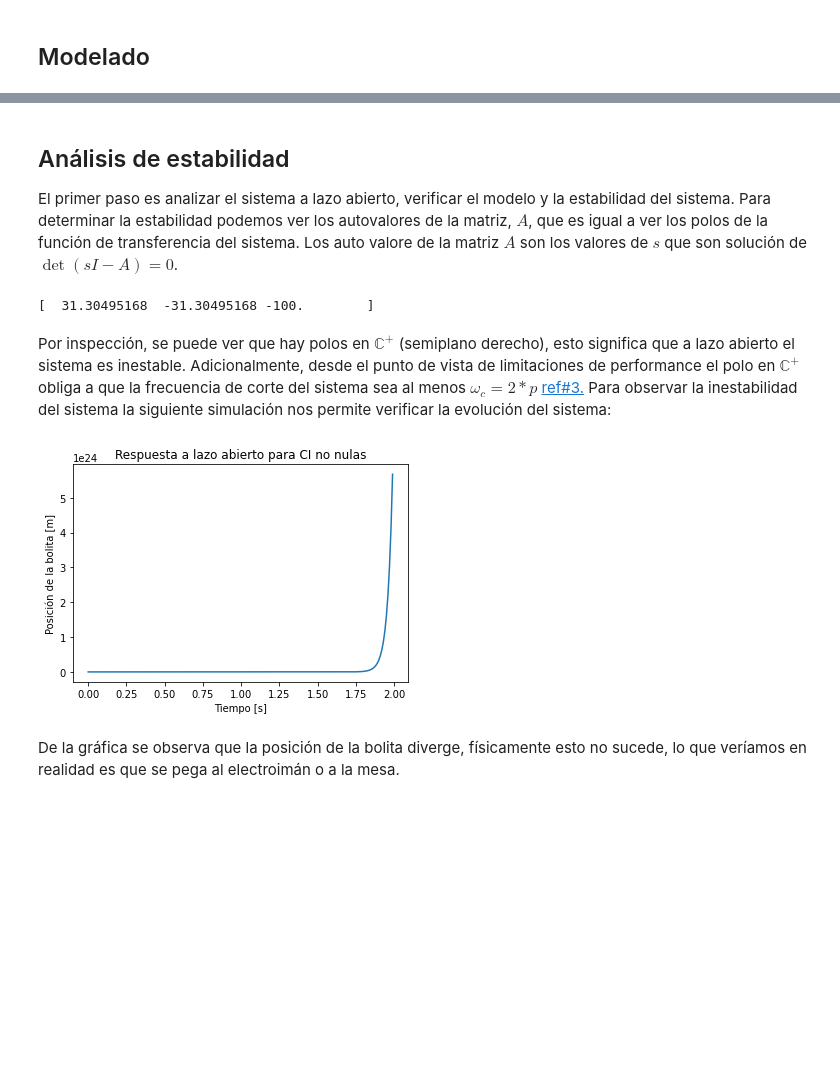
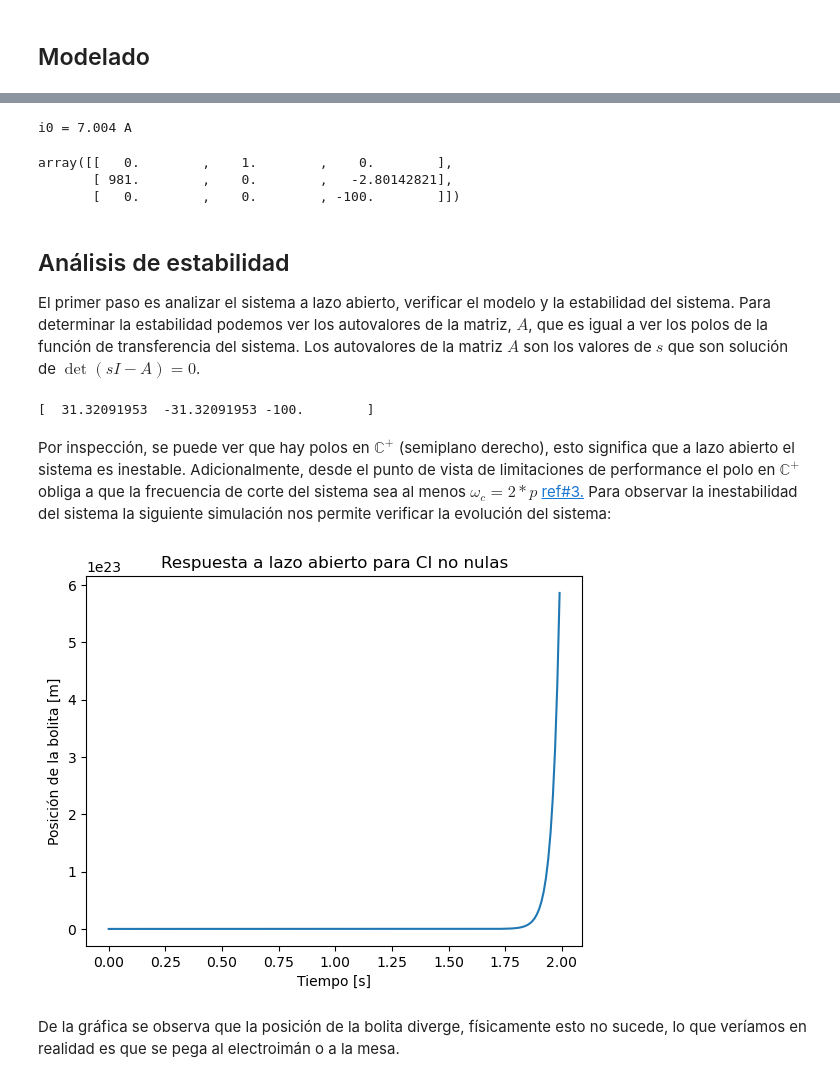
Before and after one commit to juanodecc/ejemplos_dyc, a Jupyter notebook: espacio_estado/maglev/maglev_ss.ipynb, the cells around one changed output, grey strips where cells are left out. Saved outputs shown, nothing was run; the diff lists cells and outputs as text; code cells hidden in the pictures; blank space fills up the shorter version.

```diff
--- a/espacio_estado/maglev/maglev_ss.ipynb
+++ b/espacio_estado/maglev/maglev_ss.ipynb
@@ -77,28 +80,57 @@ C = [ 1, 0, 0 ];
+# %%
+# Parámetros del sistema
+m  = 0.05     # [kg] masa de la bolita
+Km = 0.0001   # [N·m/A²] coeficiente de la fuerza magnética (K en el texto)
+Lb = 0.01     # [H] inductancia de la bobina (L en el texto)
+R  = 1.0      # [Ohm] resistencia de la bobina
+g  = 9.81     # [m/s²]
+
+# Punto de equilibrio
+h0 = 0.01                   # [m]
+i0 = np.sqrt(m*g*h0/Km)     # [A]
+
+A = np.array([[0,      1,  0],
+              [g/h0,   0, -2*Km*i0/(m*h0)],
+              [0,      0, -R/Lb]])
+
+B = np.array([[0],
+              [0],
+              [1/Lb]])
+
+C = np.array([[1, 0, 0]])
+
+print(f"i0 = {i0:.3f} A")
+A
+# %% [output]
+i0 = 7.004 A
+array([[   0.        ,    1.        ,    0.        ],
+       [ 981.        ,    0.        ,   -2.80142821],
+       [   0.        ,    0.        , -100.        ]])
 # %% [markdown]
 <a id="id2"></a>
 ## Análisis de estabilidad
-El primer paso es analizar el sistema a lazo abierto, verificar el modelo y la estabilidad del sistema. Para determinar la estabilidad podemos ver los autovalores de la matriz, $A$, que es igual a ver los polos de la función de transferencia del sistema. Los auto valore de la matriz $A$ son los valores de $s$ que son solución de  $\det(sI - A) = 0$.
+El primer paso es analizar el sistema a lazo abierto, verificar el modelo y la estabilidad del sistema. Para determinar la estabilidad podemos ver los autovalores de la matriz, $A$, que es igual a ver los polos de la función de transferencia del sistema. Los autovalores de la matriz $A$ son los valores de $s$ que son solución de  $\det(sI - A) = 0$.
 # %%
 poles = np.linalg.eigvals(A)
 print(poles)
 # %% [output]
-[  31.30495168  -31.30495168 -100.        ]
+[  31.32091953  -31.32091953 -100.        ]
 # %% [markdown]
 Por inspección, se puede ver que hay polos en $\mathbb{C}^+$ (semiplano derecho), esto significa que a lazo abierto el sistema es inestable. Adicionalmente, desde el punto de vista de limitaciones de performance el polo en $\mathbb{C}^+$ obliga a que la frecuencia de corte del sistema sea al menos $\omega_c=2*p$ [ref#3.](#cite3) Para observar la inestabilidad del sistema la siguiente simulación nos permite verificar la evolución del sistema:
 # %%
 t = np.arange(0,2,0.01)
 u = np.zeros(t.size)
-x0 = [0.01, 0, 0]
+x0 = [0.001, 0, 0]   # Δh = 1 mm (10 % de h0), para no alejarse del punto de linealización
 
-sys = ctrl.ss(A,B,C,0);
+sys = ctrl.ss(A,B,C,0)
 
-t,y,x = ctrl.forced_response(sys,U=u,T=t,X0=x0,return_x=True);
+t,y,x = ctrl.forced_response(sys,U=u,T=t,X0=x0,return_x=True)
 plt.plot(t,y)
 plt.title('Respuesta a lazo abierto para CI no nulas')
 plt.xlabel('Tiempo [s]')
 plt.ylabel('Posición de la bolita [m]');
 # %% [output]
-[figure, old version]
+[figure, new version]
 # %% [markdown]
 De la gráfica se observa que la posición de la bolita diverge, físicamente esto no sucede, lo que veríamos en realidad es que se pega al electroimán o a la mesa.
 # %% [markdown]
```
Also changed, not shown: parts of 32 cells of this notebook.
